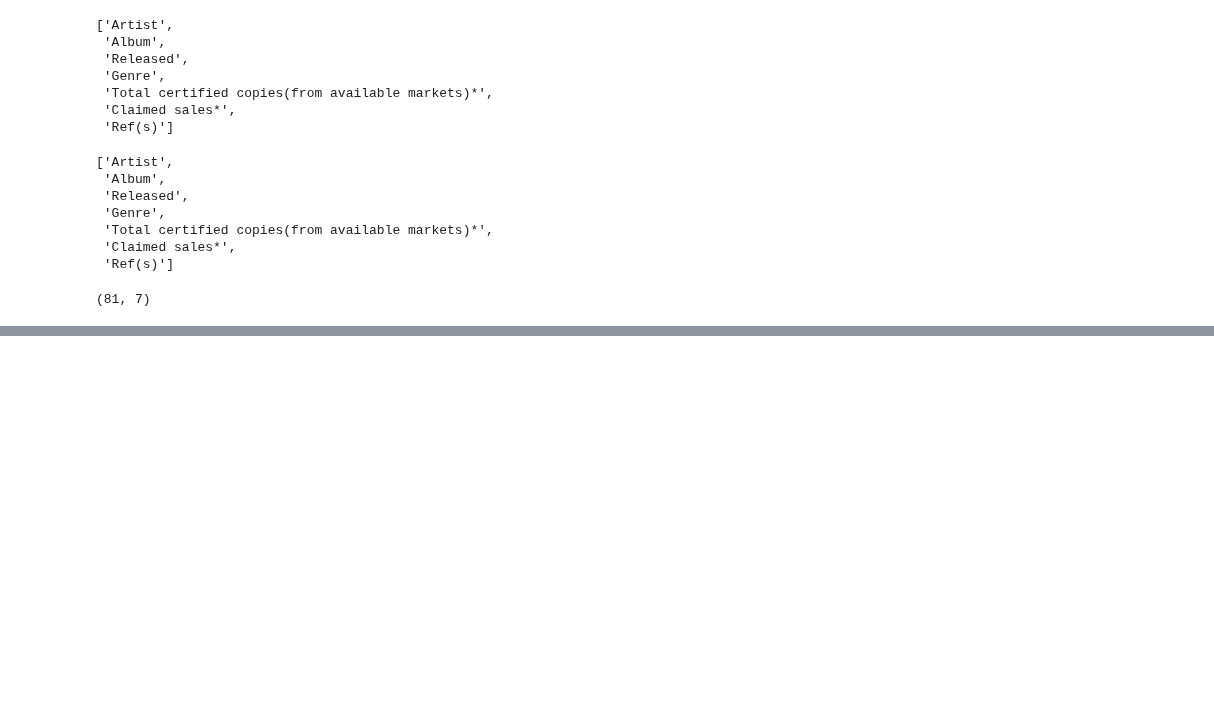
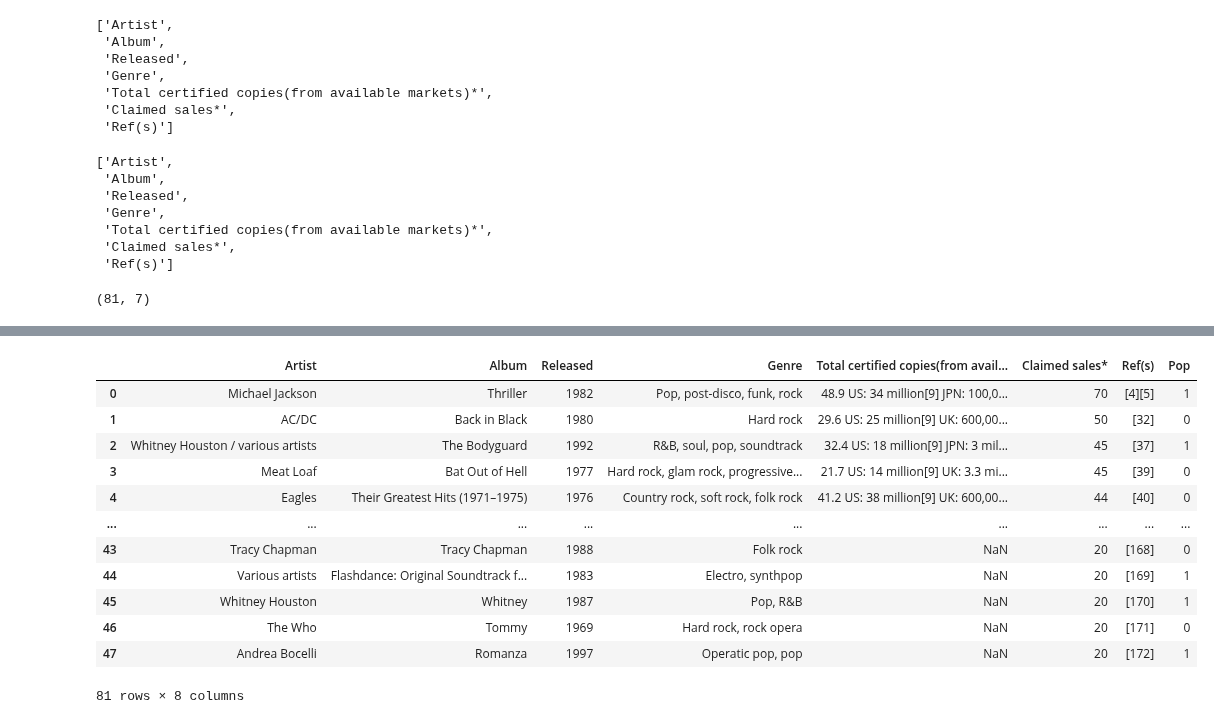
Before and after one commit to ethanweed/ExPsyLing, a Jupyter notebook: 2021/Notebooks/LiveCoding_04_1.ipynb, the cells around one changed output, grey strips where cells are left out. Cells and saved outputs as stored; diff of their text form; code cells hidden in the pictures; blank space fills up the shorter version.

```diff
--- a/2021/Notebooks/LiveCoding_04_1.ipynb
+++ b/2021/Notebooks/LiveCoding_04_1.ipynb
@@ -96,0 +186,26 @@ data.shape
+# %%
+pop = []
+for i in list(data['Genre']):
+    if 'Pop' in i:
+        pop.append(1)
+    elif 'pop' in i:
+            pop.append(1)
+    else:
+        pop.append(0)
+data['Pop'] = pop
+# %%
+data
+# %% [output]
+|  | Artist | Album | Released | Genre | Total certified copies(from avail... | Claimed sales* | Ref(s) | Pop |
+| 0 | Michael Jackson | Thriller | 1982 | Pop, post-disco, funk, rock | 48.9 US: 34 million[9] JPN: 100,0... | 70 | [4][5] | 1 |
+| 1 | AC/DC | Back in Black | 1980 | Hard rock | 29.6 US: 25 million[9] UK: 600,00... | 50 | [32] | 0 |
+| 2 | Whitney Houston / various artists | The Bodyguard | 1992 | R&B, soul, pop, soundtrack | 32.4 US: 18 million[9] JPN: 3 mil... | 45 | [37] | 1 |
+| 3 | Meat Loaf | Bat Out of Hell | 1977 | Hard rock, glam rock, progressive... | 21.7 US: 14 million[9] UK: 3.3 mi... | 45 | [39] | 0 |
+| 4 | Eagles | Their Greatest Hits (1971–1975) | 1976 | Country rock, soft rock, folk rock | 41.2 US: 38 million[9] UK: 600,00... | 44 | [40] | 0 |
+| ... | ... | ... | ... | ... | ... | ... | ... | ... |
+| 43 | Tracy Chapman | Tracy Chapman | 1988 | Folk rock | NaN | 20 | [168] | 0 |
+| 44 | Various artists | Flashdance: Original Soundtrack f... | 1983 | Electro, synthpop | NaN | 20 | [169] | 1 |
+| 45 | Whitney Houston | Whitney | 1987 | Pop, R&B | NaN | 20 | [170] | 1 |
+| 46 | The Who | Tommy | 1969 | Hard rock, rock opera | NaN | 20 | [171] | 0 |
+| 47 | Andrea Bocelli | Romanza | 1997 | Operatic pop, pop | NaN | 20 | [172] | 1 |
+81 rows × 8 columns
```
Also changed, not shown: parts of 10 cells of this notebook, 3 other files.
